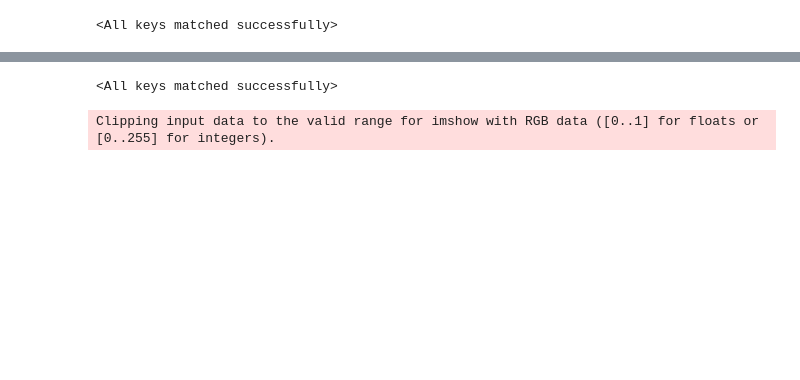
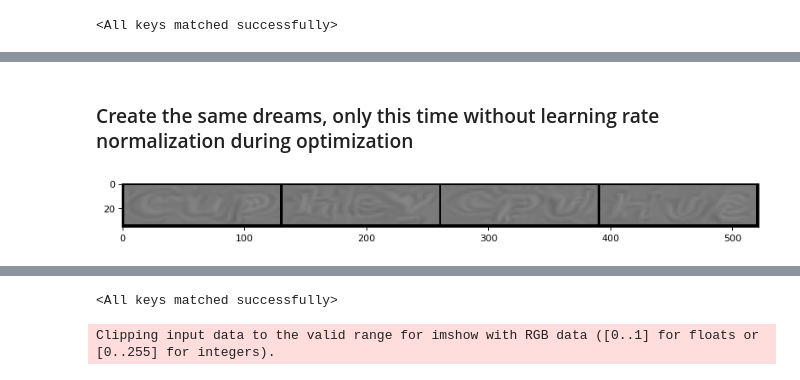
Before and after one commit to Sujit27/activation_maximization_mjsynth, a Jupyter notebook: dream_func.ipynb, the cells around one changed output, grey strips where cells are left out. Drawn from its saved outputs; the diff is of its cells as text; code cells hidden in the pictures; blank space fills up the shorter version.

```diff
--- a/dream_func.ipynb
+++ b/dream_func.ipynb
@@ -239,0 +177,7 @@ display_grid(output_batch)
+# %% [markdown]
+### Create the same dreams, only this time without learning rate normalization during optimization
+# %%
+output_batch_0 = batch_dream(network,[0,1,2,3],(32,128,1),(0.47,),(0.14,),normalization=False)
+display_grid(output_batch_0)
+# %% [output]
+[figure, added]
```
Also changed, not shown: parts of 31 cells of this notebook.
